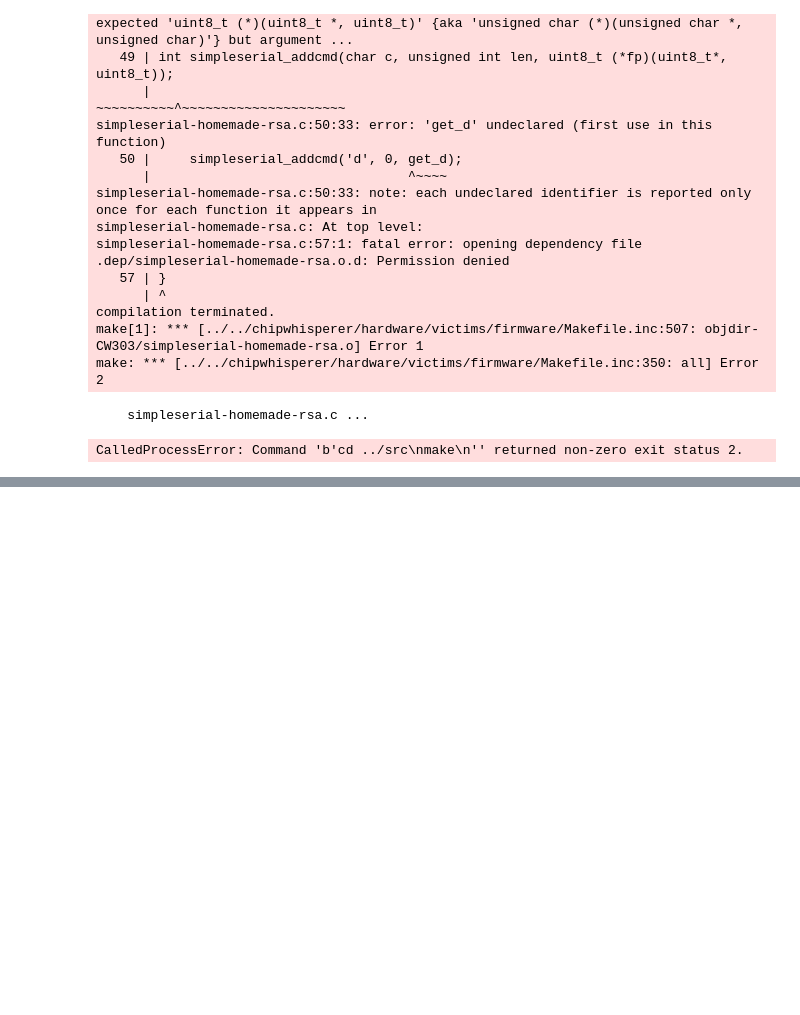
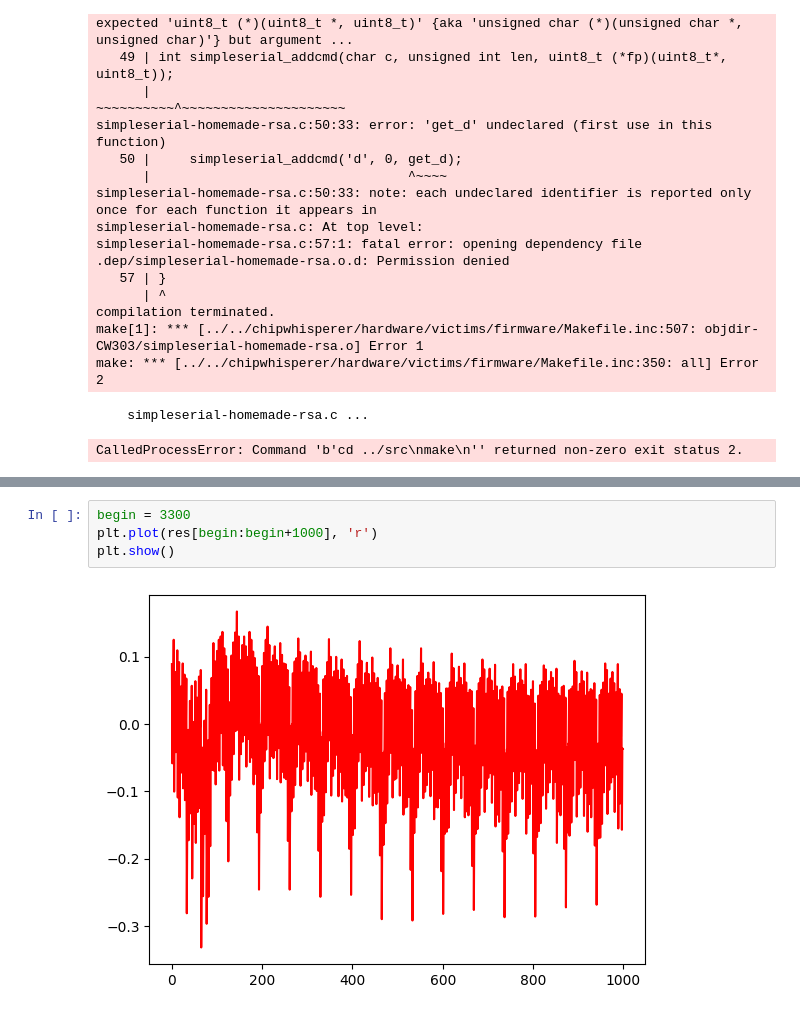
Before and after one commit to ExOP17/Power_Analysis_On_RSA_With_ChipWhisperer, a Jupyter notebook: jupyter/0.Building and flashing the firmware.ipynb, the cells around one changed output, grey strips where cells are left out. Saved outputs shown, nothing was run; the diff lists cells and outputs as text; blank space fills up the shorter version.

```diff
--- a/jupyter/0.Building and flashing the firmware.ipynb
+++ b/jupyter/0.Building and flashing the firmware.ipynb
@@ -198,0 +222,6 @@ int.from_bytes(a, byteorder="big")
+# %%
+begin = 3300
+plt.plot(res[begin:begin+1000], 'r')
+plt.show()
+# %% [output]
+[figure, added]
```
Also changed, not shown: parts of 9 cells of this notebook, 9 other files.
